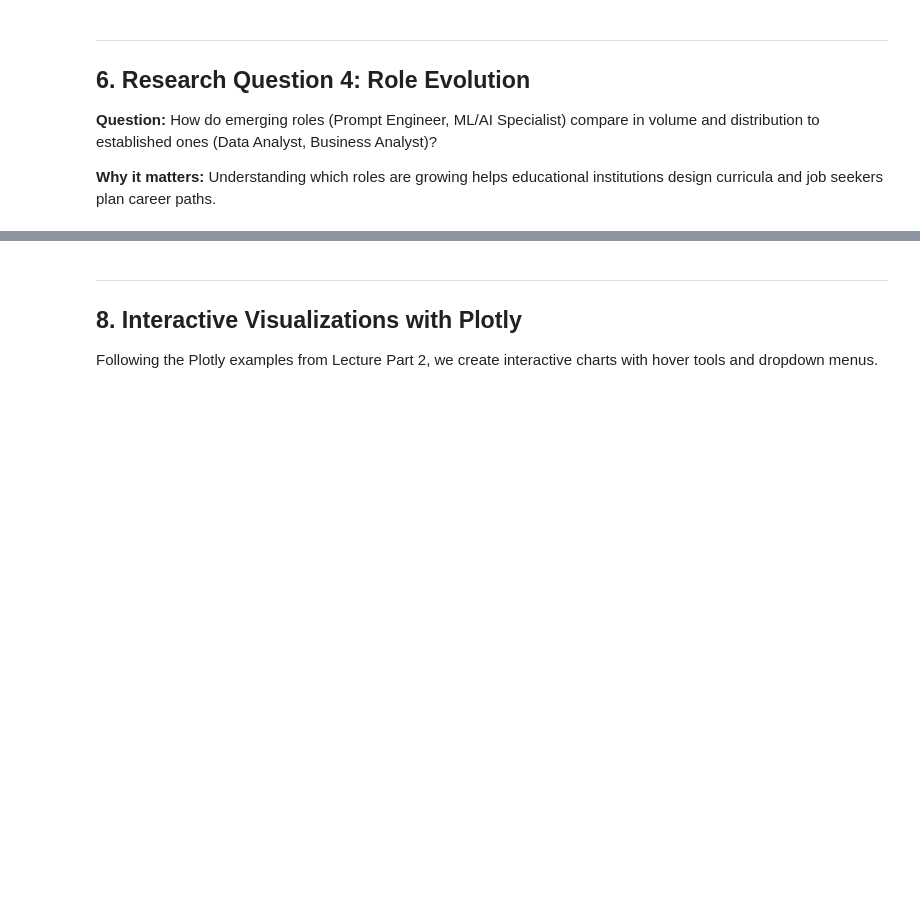
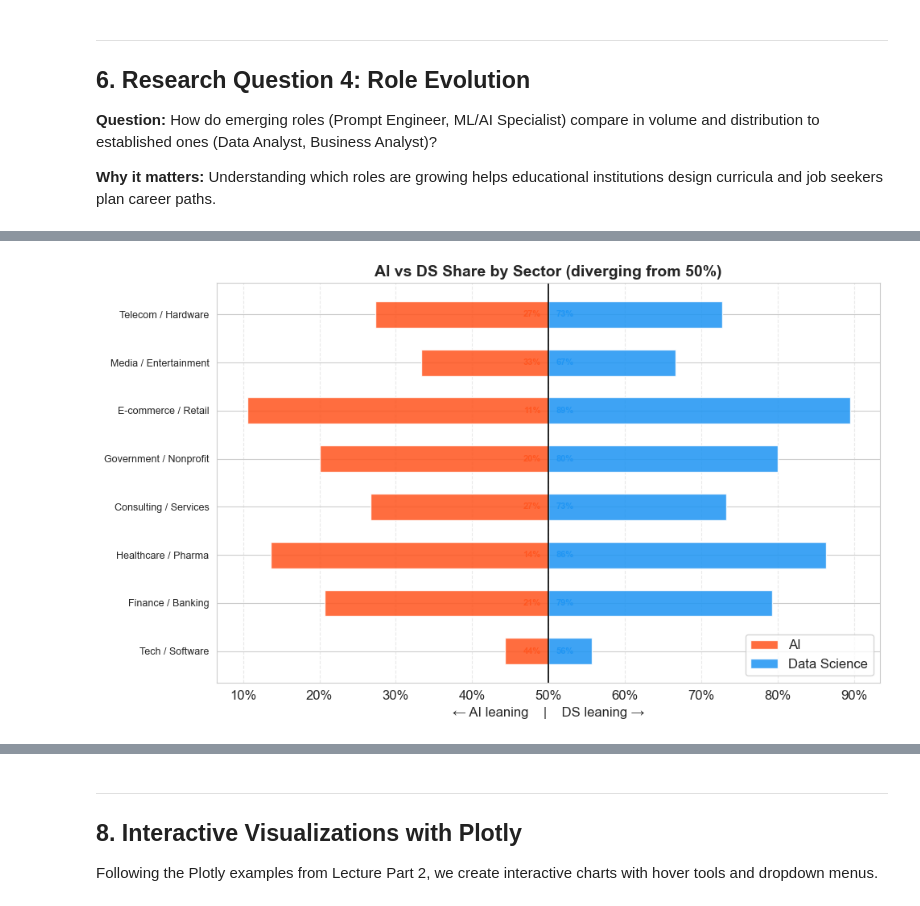
Before and after one commit to d3e2j2m1p1-wq/BAN-612-Project, a Jupyter notebook: BAN612_Analysis_and_Visualization_Notebook2.ipynb, the cells around one changed output, grey strips where cells are left out. Cells and saved outputs as stored; diff of their text form; code cells hidden in the pictures; blank space fills up the shorter version.

```diff
--- a/BAN612_Analysis_and_Visualization_Notebook2.ipynb
+++ b/BAN612_Analysis_and_Visualization_Notebook2.ipynb
@@ -663,0 +655,42 @@ Result: Significant difference (α = 0.05)
+# %%
+# Diverging bar chart (AI share vs DS share)
+fig, ax = plt.subplots(figsize=(10, 6))
+
+industries = pivot_chart.index.tolist()
+row_totals = pivot_chart.sum(axis=1).replace(0, 1)
+ai_pct = pivot_chart['AI Jobs'] / row_totals * 100
+ds_pct = pivot_chart['DS Jobs'] / row_totals * 100
+
+# Center at 50: AI goes left (negative), DS goes right (positive)
+ai_diverge = ai_pct - 50
+ds_diverge = ds_pct - 50
+
+y = np.arange(len(industries))
+
+ax.barh(y, ai_diverge, left=0, color=DOMAIN_COLORS['AI'],
+        alpha=0.87, label='AI', height=0.55)
+ax.barh(y, ds_diverge, left=0, color=DOMAIN_COLORS['Data Science'],
+        alpha=0.87, label='Data Science', height=0.55)
+
+ax.axvline(0, color='black', linewidth=1.2)
+
+# Label actual percentages on each bar
+for i, (ai, ds) in enumerate(zip(ai_pct, ds_pct)):
+    ax.text(-1, i, f'{ai:.0f}%', va='center', ha='right', fontsize=8,
+            color=DOMAIN_COLORS['AI'], fontweight='bold')
+    ax.text(1, i, f'{ds:.0f}%', va='center', ha='left', fontsize=8,
+            color=DOMAIN_COLORS['Data Science'], fontweight='bold')
+
+ax.set_yticks(y)
+ax.set_yticklabels(industries, fontsize=9)
+ax.set_xlabel('← AI leaning    |    DS leaning →')
+ax.set_title('AI vs DS Share by Sector (diverging from 50%)', fontweight='bold')
+ax.xaxis.set_major_formatter(mticker.FuncFormatter(lambda v, _: f'{abs(v+50):.0f}%'))
+ax.legend(loc='lower right')
+ax.grid(axis='x', linestyle='--', alpha=0.4)
+
+plt.tight_layout()
+plt.savefig('fig_q5_diverging_bar_chart.png', dpi=150, bbox_inches='tight')
+plt.show()
+# %% [output]
+[figure, added]
```
Also changed, not shown: parts of 32 cells of this notebook.
